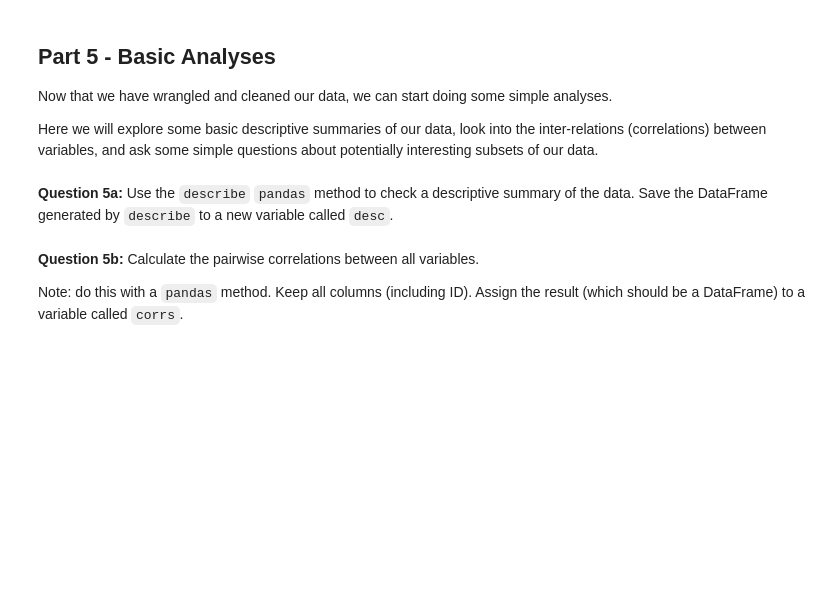
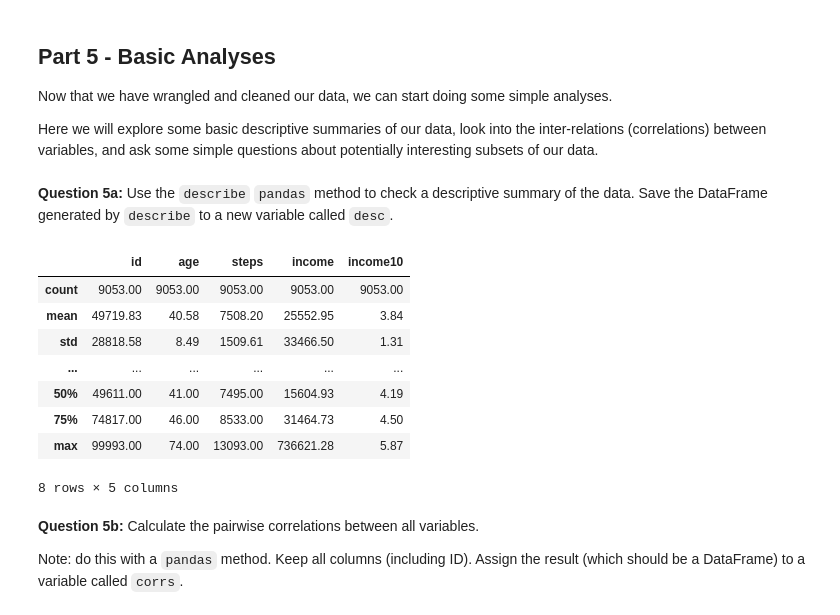
Before and after one commit to kimJustinJW/Assignments, a Jupyter notebook: A2/A2_DataExploration.ipynb, the cells around one changed output. Cells and saved outputs as stored; diff of their text form; code cells hidden in the pictures; blank space fills up the shorter version.

```diff
--- a/A2/A2_DataExploration.ipynb
+++ b/A2/A2_DataExploration.ipynb
@@ -480,3 +477,16 @@ raise NotImplementedError()
+# %%
+desc = df.describe()
+desc
+# %% [output]
+|  | id | age | steps | income | income10 |
+| count | 9053.00 | 9053.00 | 9053.00 | 9053.00 | 9053.00 |
+| mean | 49719.83 | 40.58 | 7508.20 | 25552.95 | 3.84 |
+| std | 28818.58 | 8.49 | 1509.61 | 33466.50 | 1.31 |
+| ... | ... | ... | ... | ... | ... |
+| 50% | 49611.00 | 41.00 | 7495.00 | 15604.93 | 4.19 |
+| 75% | 74817.00 | 46.00 | 8533.00 | 31464.73 | 4.50 |
+| max | 99993.00 | 74.00 | 13093.00 | 736621.28 | 5.87 |
+8 rows × 5 columns
 # %%
 # Tests for 5a
 
```
Also changed, not shown: parts of 28 cells of this notebook.
